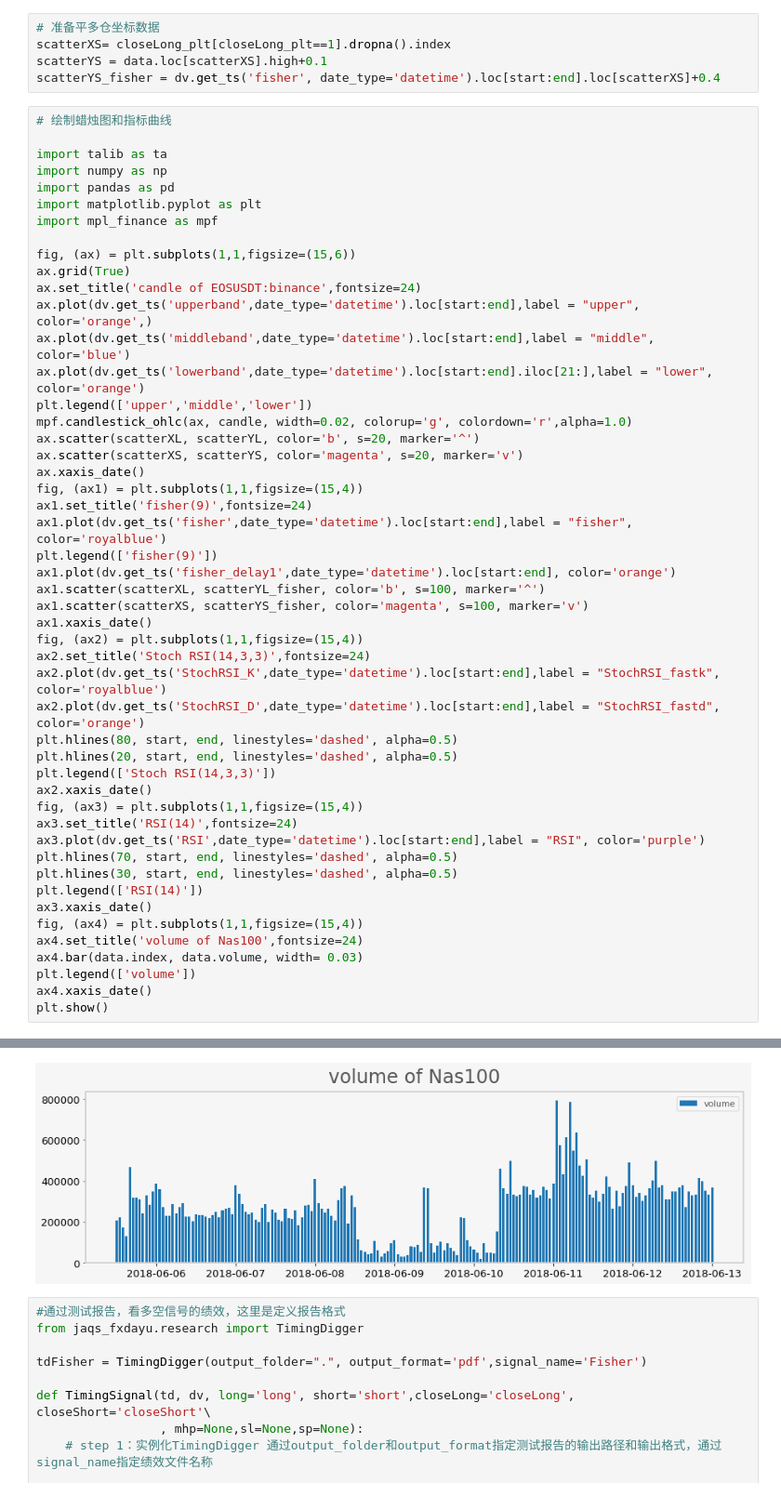
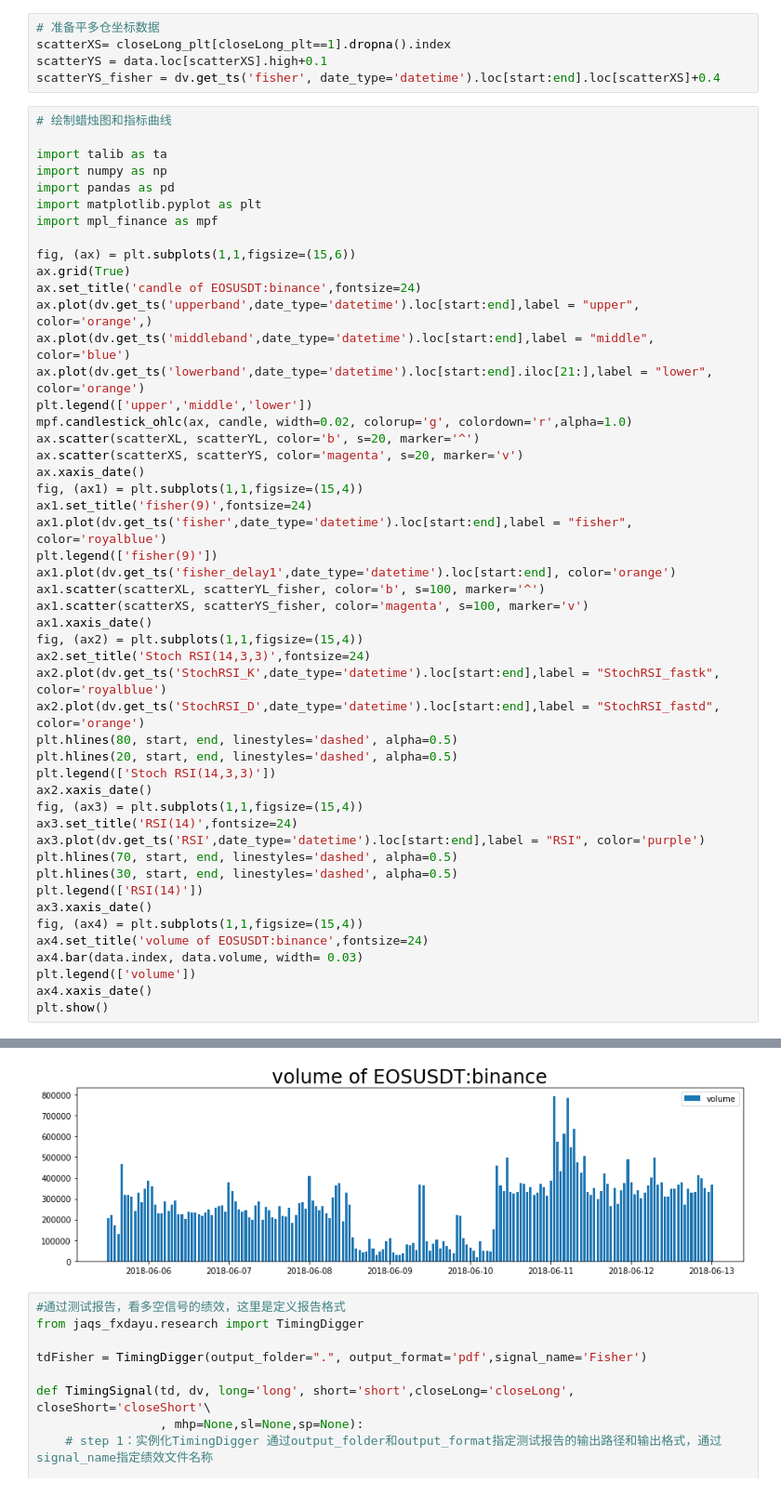
Before and after one commit to GLaDOS0/yun, a Jupyter notebook: 第一个策略-通用性测试EOSUSDT.ipynb, the cells around one changed output, grey strips where cells are left out. Shown at 93% size. Cells and saved outputs as stored; diff of their text form.

```diff
--- a/第一个策略-通用性测试EOSUSDT.ipynb
+++ b/第一个策略-通用性测试EOSUSDT.ipynb
@@ -312,7 +301,7 @@ plt.hlines(30, start, end, linestyles='dashed', alpha=0.5)
 plt.legend(['RSI(14)'])
 ax3.xaxis_date()
 fig, (ax4) = plt.subplots(1,1,figsize=(15,4))
-ax4.set_title('volume of Nas100',fontsize=24)
+ax4.set_title('volume of EOSUSDT:binance',fontsize=24)
 ax4.bar(data.index, data.volume, width= 0.03)
 plt.legend(['volume'])
 ax4.xaxis_date()
@@ -325,4 +314,4 @@ plt.show()
-[figure, old version]
+[figure, new version]
 # %%
 #通过测试报告，看多空信号的绩效，这里是定义报告格式
 from jaqs_fxdayu.research import TimingDigger
```
Also changed, not shown: parts of 3 cells of this notebook.
